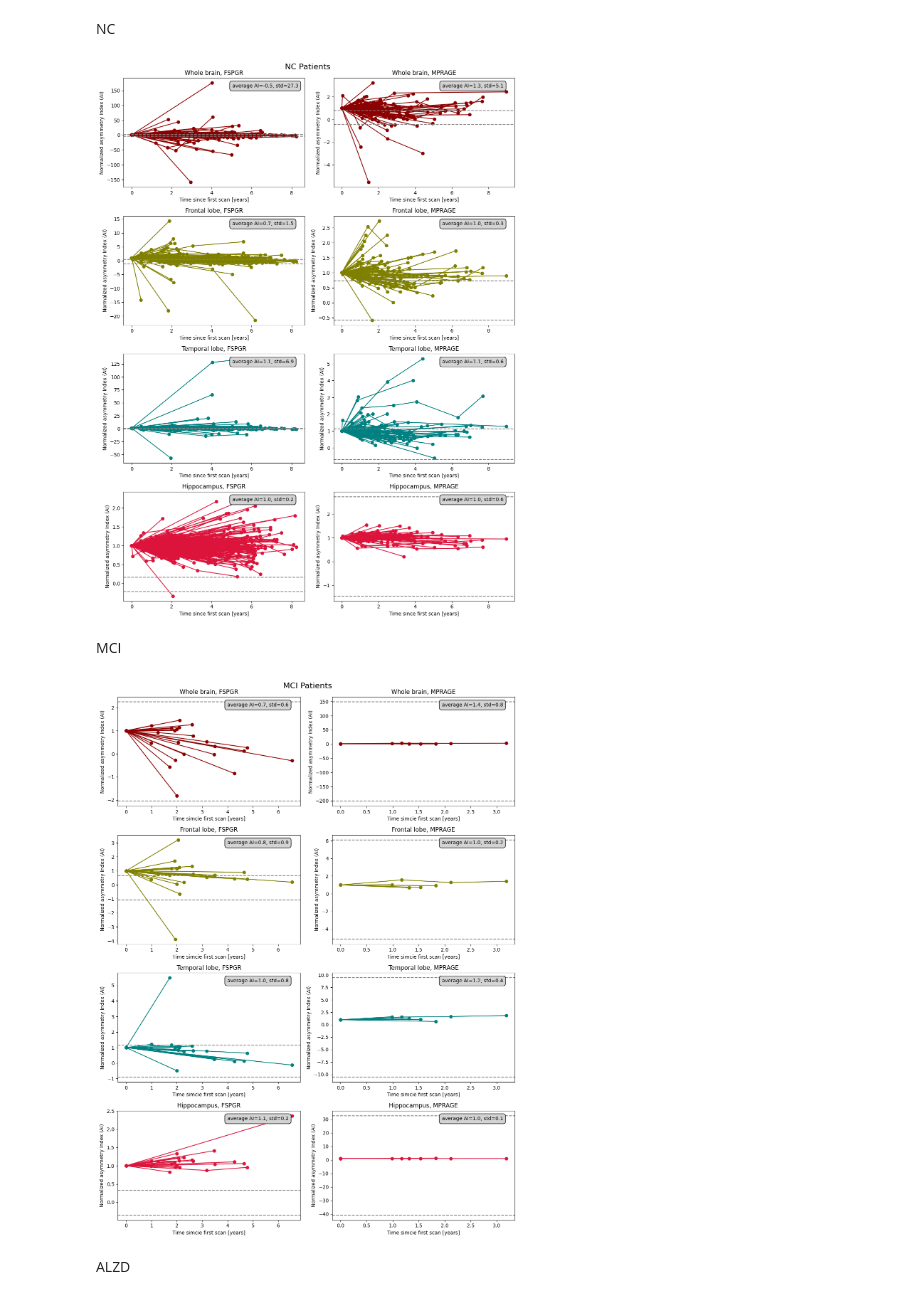
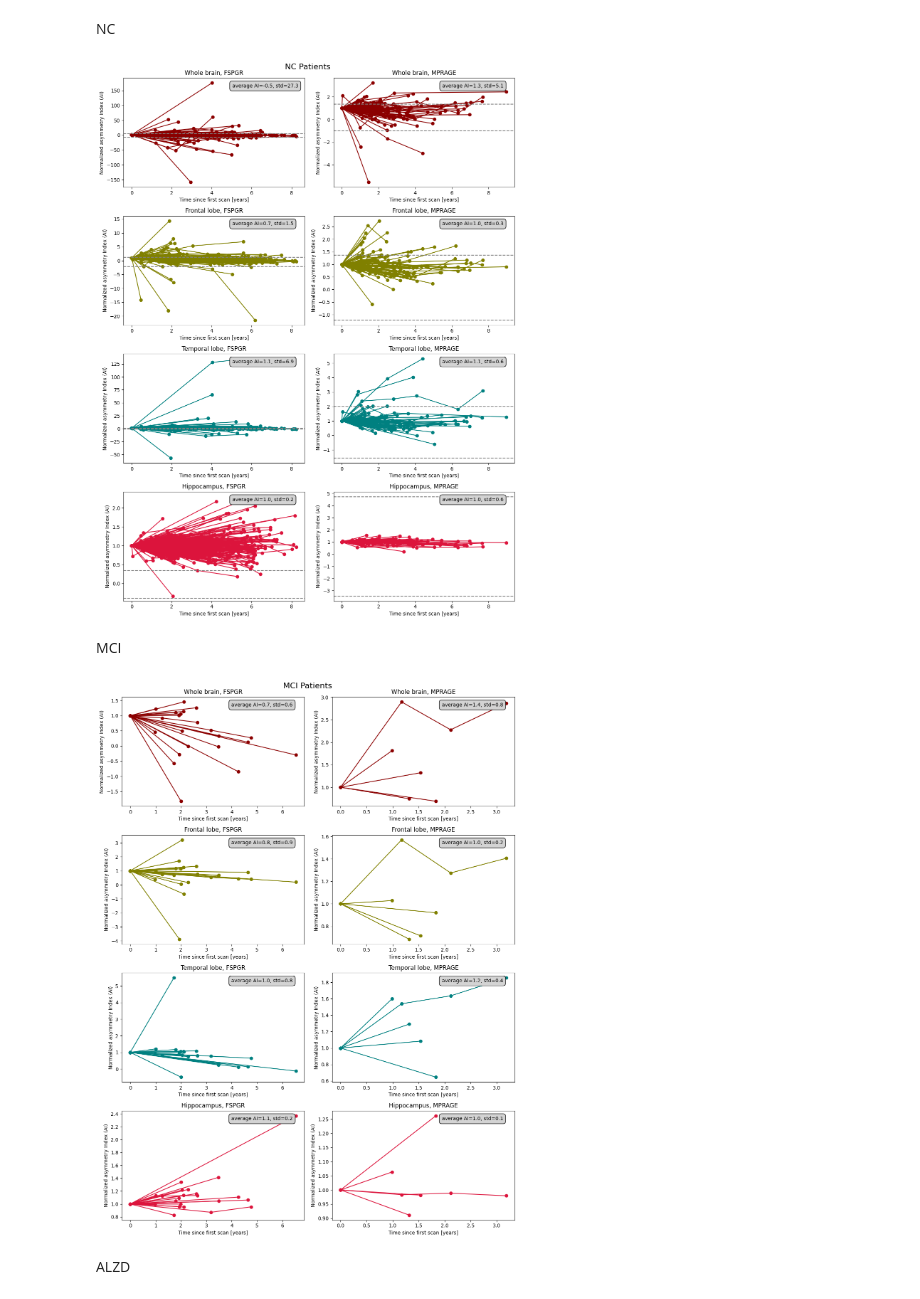
Before and after one commit to Crtox/asymmetryAD, a Jupyter notebook: code/AI_longitudinal.ipynb, the cells around one changed output. Saved outputs shown, nothing was run; the diff lists cells and outputs as text; code cells hidden in the pictures.

```diff
--- a/code/AI_longitudinal.ipynb
+++ b/code/AI_longitudinal.ipynb
@@ -376,15 +376,15 @@ LOA_mprage_normalized = [LOA_whole_brain_mprage_normalized, LOA_frontal_lobe_mpr
 ### Combining LOA with longitudinal data
 I need to transform LOA to LOA in percentage, then I can apply these LOA directly to longitudinal plos normalized to baseline!
 # %%
-LOA_p_whole_brain_fspgr_normalized=[np.float64(206.6602512731472), np.float64(-396.5029053364278)]
-LOA_p_frontal_lobe_fspgr_normalized=[np.float64(43.163473446687846), np.float64(-127.8018847452302)]
-LOA_p_temporal_lobe_fspgr_normalized=[np.float64(44.29669649790861), np.float64(-41.07769944991949)]
-LOA_p_hippocampus_fspgr_normalized=[np.float64(15.753389956986394), np.float64(-21.48160648029194)]
+LOA_p_whole_brain_fspgr_normalized=[np.float64(4.961785664457432), np.float64(-6.860212205090237)]
+LOA_p_frontal_lobe_fspgr_normalized=[np.float64(1.252268453788085), np.float64(-2.0986525667735085)]
+LOA_p_temporal_lobe_fspgr_normalized=[np.float64(0.8527640655286611), np.float64(-0.8205740950487698)]
+LOA_p_hippocampus_fspgr_normalized=[np.float64(0.33626188246879996), np.float64(-0.39354404770185536)]
 # %%
-LOA_p_whole_brain_mprage_normalized=[np.float64(78.3426334861378), np.float64(-42.5727871554704)]
-LOA_p_frontal_lobe_mprage_normalized=[np.float64(73.19655767246512), np.float64(-58.87877773455828)]
-LOA_p_temporal_lobe_mprage_normalized=[np.float64(112.91456126012429), np.float64(-69.61883519055777)]
-LOA_p_hippocampus_mprage_normalized=[np.float64(272.45988294611846), np.float64(-144.7411349682879)]
+LOA_p_whole_brain_mprage_normalized=[np.float64(1.3638203539410974), np.float64(-1.0061218906344234)]
+LOA_p_frontal_lobe_mprage_normalized=[np.float64(1.3659271866783633), np.float64(-1.222749387299295)]
+LOA_p_temporal_lobe_mprage_normalized=[np.float64(2.005305915564517), np.float64(-1.5723486548688517)]
+LOA_p_hippocampus_mprage_normalized=[np.float64(4.7271637154503345), np.float64(-3.449976235672029)]
 # %%
 LOA_p_fspgr_normalized = [LOA_p_whole_brain_fspgr_normalized, LOA_p_frontal_lobe_fspgr_normalized, LOA_p_temporal_lobe_fspgr_normalized, LOA_p_hippocampus_fspgr_normalized]
 LOA_p_mprage_normalized = [LOA_p_whole_brain_mprage_normalized, LOA_p_frontal_lobe_mprage_normalized, LOA_p_temporal_lobe_mprage_normalized, LOA_p_hippocampus_mprage_normalized]
@@ -759,7 +759,7 @@ plt.tight_layout()
 #plt.savefig(savePath+'retry/AI_longitudinal_nc_normalized_LOA_p.png')
 plt.show()
 # %% [output]
-[figure, old version]
+[figure, new version]
 # %% [markdown]
 MCI
 # %%
@@ -782,11 +782,8 @@ for i in range(4):
             scan_times = mci_scan_times[naccid]
             if len(scan_times) == len(ai_values):
                 axes[i, 0].plot(scan_times, ai_values, color=colors[i], marker='o')
-
-    axes[i, 0].axhline(LOA_fspgr_normalized[i][0], color='gray', linestyle='--')
-    axes[i, 0].axhline(LOA_fspgr_normalized[i][1], color='gray', linestyle='--')
     axes[i, 0].set_title(titles[2 * i])   # Title for the subplot
-    axes[i, 0].set_xlabel('Time simcie first scan [years]')
+    axes[i, 0].set_xlabel('Time since first scan [years]')
     axes[i, 0].set_ylabel('Normalized asymmetry Index (AI)')
     axes[i, 0].text(
     0.6,  # x-coordinate in axes fraction (0 is left, 1 is right)
@@ -795,38 +792,35 @@ for i in range(4):
     fontsize=10,
     color='black',
     bbox=dict(facecolor='lightgrey', edgecolor='black', boxstyle='round,pad=0.5'),
     transform=axes[i, 0].transAxes,
     verticalalignment='top'
 )
 
     # MPRAGE plot on the right column
     for naccid, ai_values in AI_mci_mprage[i].items():
         if naccid in mci_scan_times:
             scan_times = mci_scan_times[naccid]
             if len(scan_times) == len(ai_values):
                 axes[i, 1].plot(scan_times, ai_values, color=colors[i], marker='o')
-
-    axes[i, 1].axhline(LOA_mprage_normalized[i][0], color='gray', linestyle='--')
-    axes[i, 1].axhline(LOA_mprage_normalized[i][1], color='gray', linestyle='--')
     axes[i, 1].set_title(titles[2 * i + 1])   # Title for the subplot
-    axes[i, 1].set_xlabel('Time simcie first scan [years]')
+    axes[i, 1].set_xlabel('Time since first scan [years]')
     axes[i, 1].set_ylabel('Normalized asymmetry Index (AI)')
     axes[i, 1].text(
     0.6,  # x-coordinate in axes fraction (0 is left, 1 is right)
     0.95,  # y-coordinate in axes fraction (0 is bottom, 1 is top)
     s=f'average AI={avg_AI_mci_mprage[i]:.1f}, std={std_AI_mci_mprage[i]:.1f}',
     fontsize=10,
     color='black',
     bbox=dict(facecolor='lightgrey', edgecolor='black', boxstyle='round,pad=0.5'),
     transform=axes[i, 1].transAxes,
     verticalalignment='top'
 )
 
 plt.tight_layout()
 #plt.savefig(savePath+'retry/AI_longitudinal_mci_normalized_LOA.png')
 plt.show()
 # %% [output]
-[figure, old version]
+[figure, new version]
 # %% [markdown]
 ALZD
 # %%
```
Also changed, not shown: parts of 8 cells of this notebook, 3 other files.
